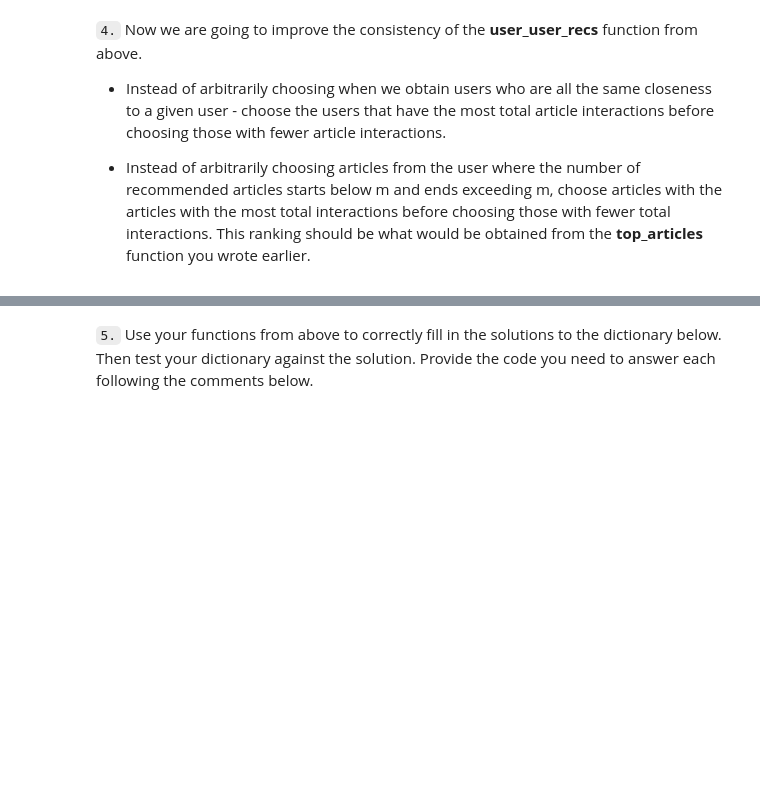
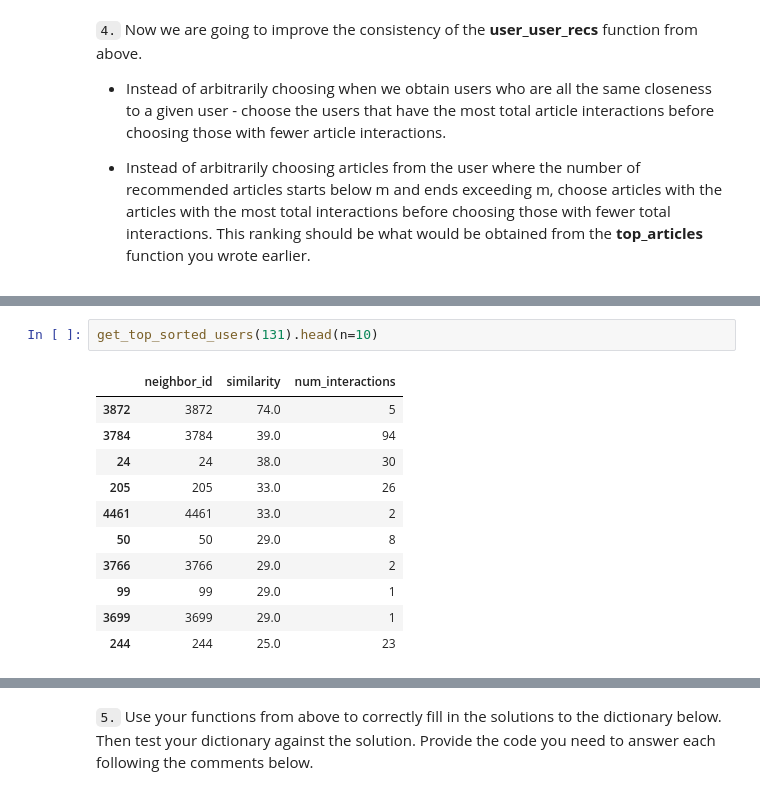
Before and after one commit to inmaugarc/DataScience_IBM_Recommendations_Engine, a Jupyter notebook: Recommendations_with_IBM.ipynb, the cells around one changed output, grey strips where cells are left out. Cells and saved outputs as stored; diff of their text form; blank space fills up the shorter version.

```diff
--- a/Recommendations_with_IBM.ipynb
+++ b/Recommendations_with_IBM.ipynb
@@ -782,0 +861,14 @@ def user_user_recs_part2(user_id, m=10):
+# %%
+get_top_sorted_users(131).head(n=10)
+# %% [output]
+|  | neighbor_id | similarity | num_interactions |
+| 3872 | 3872 | 74.0 | 5 |
+| 3784 | 3784 | 39.0 | 94 |
+| 24 | 24 | 38.0 | 30 |
+| 205 | 205 | 33.0 | 26 |
+| 4461 | 4461 | 33.0 | 2 |
+| 50 | 50 | 29.0 | 8 |
+| 3766 | 3766 | 29.0 | 2 |
+| 99 | 99 | 29.0 | 1 |
+| 3699 | 3699 | 29.0 | 1 |
+| 244 | 244 | 25.0 | 23 |
```
Also changed, not shown: parts of 33 cells of this notebook.
